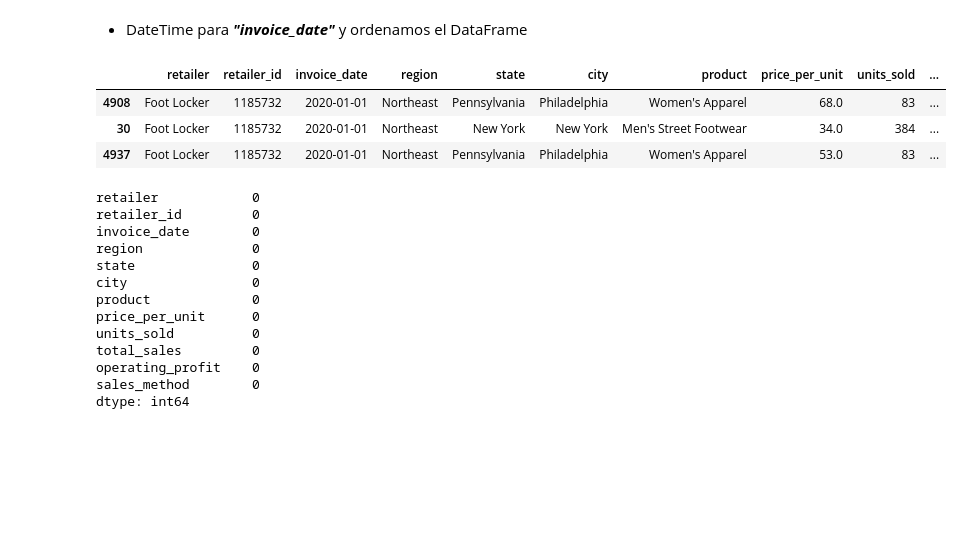
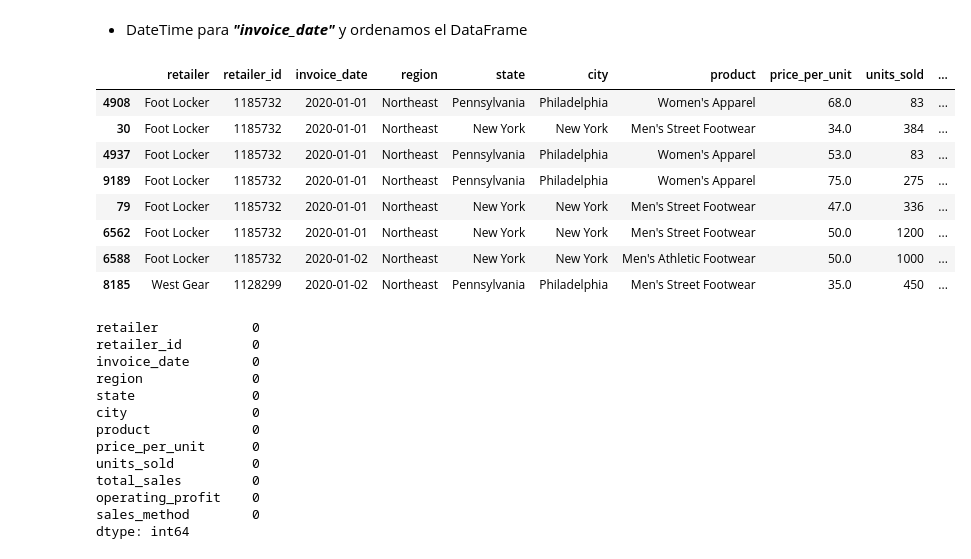
Before and after one commit to antonio-herrera-gb/ML_Adidas-Forecast, a Jupyter notebook: src/results_notebook/final_notebook.ipynb, the cells around one changed output. Cells and saved outputs as stored; diff of their text form; code cells hidden in the pictures; blank space fills up the shorter version.

```diff
--- a/src/results_notebook/final_notebook.ipynb
+++ b/src/results_notebook/final_notebook.ipynb
@@ -202,12 +206,17 @@ df.sample(5)
 df["invoice_date"] = pd.to_datetime(df["invoice_date"])
 # %%
 df = df.sort_values(by="invoice_date")
-df.head(3)
+df.head(8)
 # %% [output]
 |  | retailer | retailer_id | invoice_date | region | state | city | product | price_per_unit | units_sold | ... |
 | 4908 | Foot Locker | 1185732 | 2020-01-01 | Northeast | Pennsylvania | Philadelphia | Women's Apparel | 68.0 | 83 | ... |
 | 30 | Foot Locker | 1185732 | 2020-01-01 | Northeast | New York | New York | Men's Street Footwear | 34.0 | 384 | ... |
 | 4937 | Foot Locker | 1185732 | 2020-01-01 | Northeast | Pennsylvania | Philadelphia | Women's Apparel | 53.0 | 83 | ... |
+| 9189 | Foot Locker | 1185732 | 2020-01-01 | Northeast | Pennsylvania | Philadelphia | Women's Apparel | 75.0 | 275 | ... |
+| 79 | Foot Locker | 1185732 | 2020-01-01 | Northeast | New York | New York | Men's Street Footwear | 47.0 | 336 | ... |
+| 6562 | Foot Locker | 1185732 | 2020-01-01 | Northeast | New York | New York | Men's Street Footwear | 50.0 | 1200 | ... |
+| 6588 | Foot Locker | 1185732 | 2020-01-02 | Northeast | New York | New York | Men's Athletic Footwear | 50.0 | 1000 | ... |
+| 8185 | West Gear | 1128299 | 2020-01-02 | Northeast | Pennsylvania | Philadelphia | Men's Street Footwear | 35.0 | 450 | ... |
 # %%
 df.isnull().sum()
 # %% [output]
```
Also changed, not shown: parts of 52 cells of this notebook, 2 other files.
